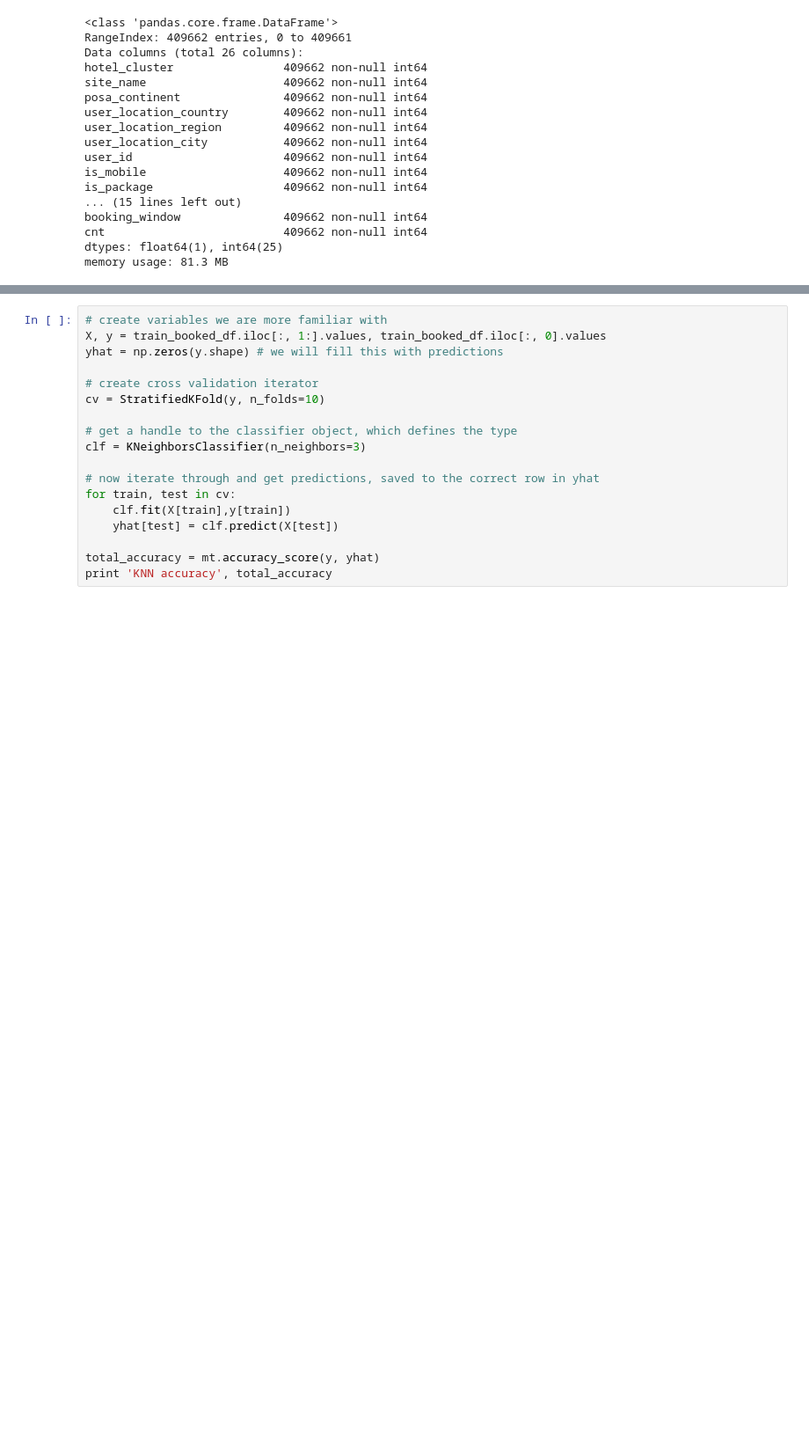
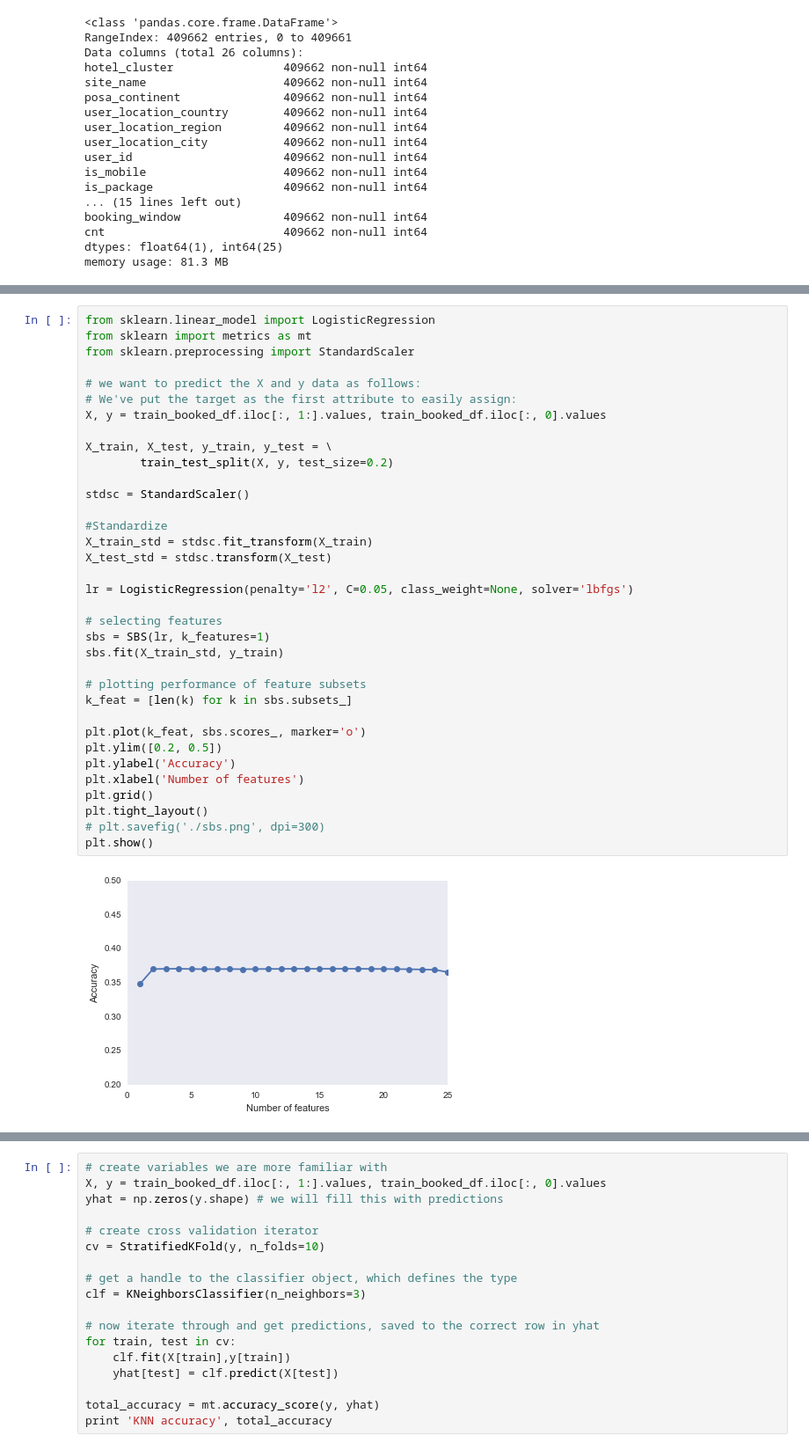
Before and after one commit to itsdannymurphy/Data_Mining_Summer, a Jupyter notebook: Lab 2 Classification.ipynb, the cells around one changed output, grey strips where cells are left out. Shown at 88% size. Drawn from its saved outputs; the diff is of its cells as text; blank space fills up the shorter version.

```diff
--- a/Lab 2 Classification.ipynb
+++ b/Lab 2 Classification.ipynb
@@ -43,0 +117,37 @@ memory usage: 81.3 MB
+# %%
+from sklearn.linear_model import LogisticRegression
+from sklearn import metrics as mt
+from sklearn.preprocessing import StandardScaler
+
+# we want to predict the X and y data as follows:
+# We've put the target as the first attribute to easily assign:
+X, y = train_booked_df.iloc[:, 1:].values, train_booked_df.iloc[:, 0].values
+
+X_train, X_test, y_train, y_test = \
+        train_test_split(X, y, test_size=0.2)
+
+stdsc = StandardScaler()
+
+#Standardize
+X_train_std = stdsc.fit_transform(X_train)
+X_test_std = stdsc.transform(X_test)
+
+lr = LogisticRegression(penalty='l2', C=0.05, class_weight=None, solver='lbfgs')
+
+# selecting features
+sbs = SBS(lr, k_features=1)
+sbs.fit(X_train_std, y_train)
+
+# plotting performance of feature subsets
+k_feat = [len(k) for k in sbs.subsets_]
+
+plt.plot(k_feat, sbs.scores_, marker='o')
+plt.ylim([0.2, 0.5])
+plt.ylabel('Accuracy')
+plt.xlabel('Number of features')
+plt.grid()
+plt.tight_layout()
+# plt.savefig('./sbs.png', dpi=300)
+plt.show()
+# %% [output]
+[figure, added]
```
Also changed, not shown: parts of 22 cells of this notebook.
